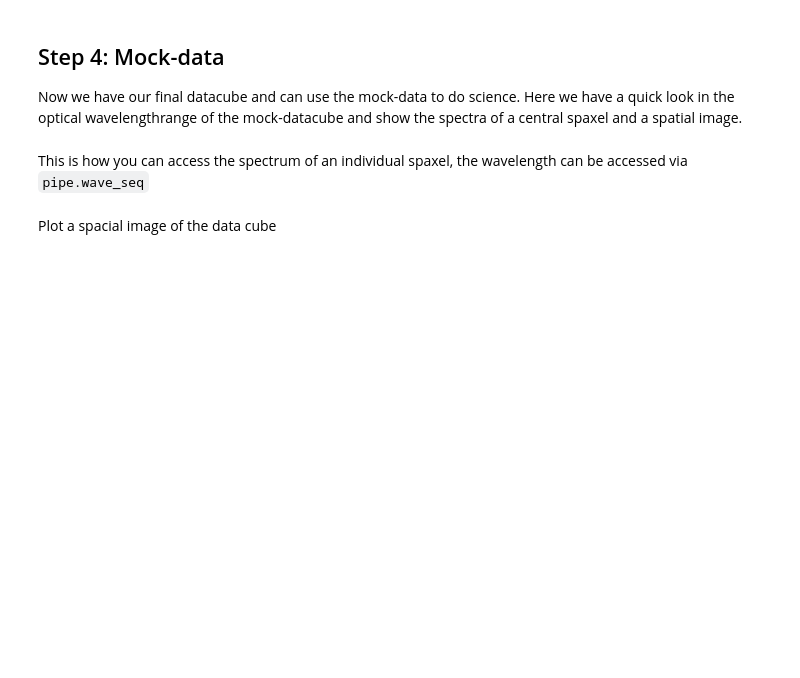
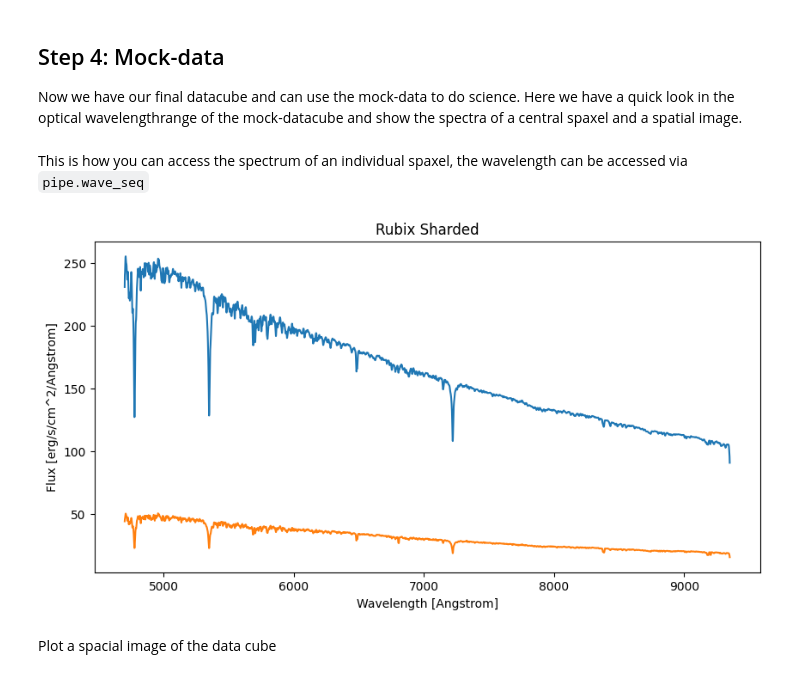
Before and after one commit to AstroAI-Lab/rubix, a Jupyter notebook: notebooks/rubix_pipeline_single_function_shard_map.ipynb, the cells around one changed output. Drawn from its saved outputs; the diff is of its cells as text; code cells hidden in the pictures; blank space fills up the shorter version.

Commit message:
update core data regarding Haralds and Tobias comments

```diff
--- a/notebooks/rubix_pipeline_single_function_shard_map.ipynb
+++ b/notebooks/rubix_pipeline_single_function_shard_map.ipynb
@@ -153,19 +166,19 @@ config_TNG = {
         },
 
         "load_galaxy_args": {
-        "id": 14,
+        "id": 12,
         "reuse": True,
         },
 
         "subset": {
             "use_subset": True,
-            "subset_size": 200000,
+            "subset_size": 2000,
         },
     },
     "simulation": {
         "name": "IllustrisTNG",
         "args": {
-            "path": "data/galaxy-id-14.hdf5",
+            "path": "data/galaxy-id-12.hdf5",
         },
 
     },
@@ -273,7 +286,7 @@ Ther is one thing you have to know about the naming of the functions in this yam
 After defining the `config` and the `pipeline_config` you can simply run the whole pipeline by these two lines of code.
 # %%
 #NBVAL_SKIP
-pipe = RubixPipeline(config_NIHAO)
+pipe = RubixPipeline(config_TNG)
 # %%
 #NBVAL_SKIP
 
@@ -300,27 +349,22 @@ This is how you can access the spectrum of an individual spaxel, the wavelength
 # %%
 #NBVAL_SKIP
 wave = pipe.telescope.wave_seq
 
 #spectra = rubixdata#.stars.datacube # Spectra of all stars
 spectra_sharded = rubixdata # Spectra of all stars
 #print(spectra.shape)
 
 plt.figure(figsize=(10, 5))
-plt.subplot(1, 2, 1)
-plt.title("Rubix")
-plt.xlabel("Wavelength [Angstrom]")
-plt.ylabel("Flux [erg/s/cm^2/Angstrom]")
-#plt.plot(wave, spectra[12,12,:])
-#plt.plot(wave, spectra[8,12,:])
 
-plt.subplot(1, 2, 2)
 plt.title("Rubix Sharded")
 plt.xlabel("Wavelength [Angstrom]")
 plt.ylabel("Flux [erg/s/cm^2/Angstrom]")
 plt.plot(wave, spectra_sharded[12,12,:])
 plt.plot(wave, spectra_sharded[8,12,:])
 
 plt.show()
+# %% [output]
+[figure, added]
 # %% [markdown]
 Plot a spacial image of the data cube
 # %%
```
Also changed, not shown: parts of 5 cells of this notebook, 5 other files.
